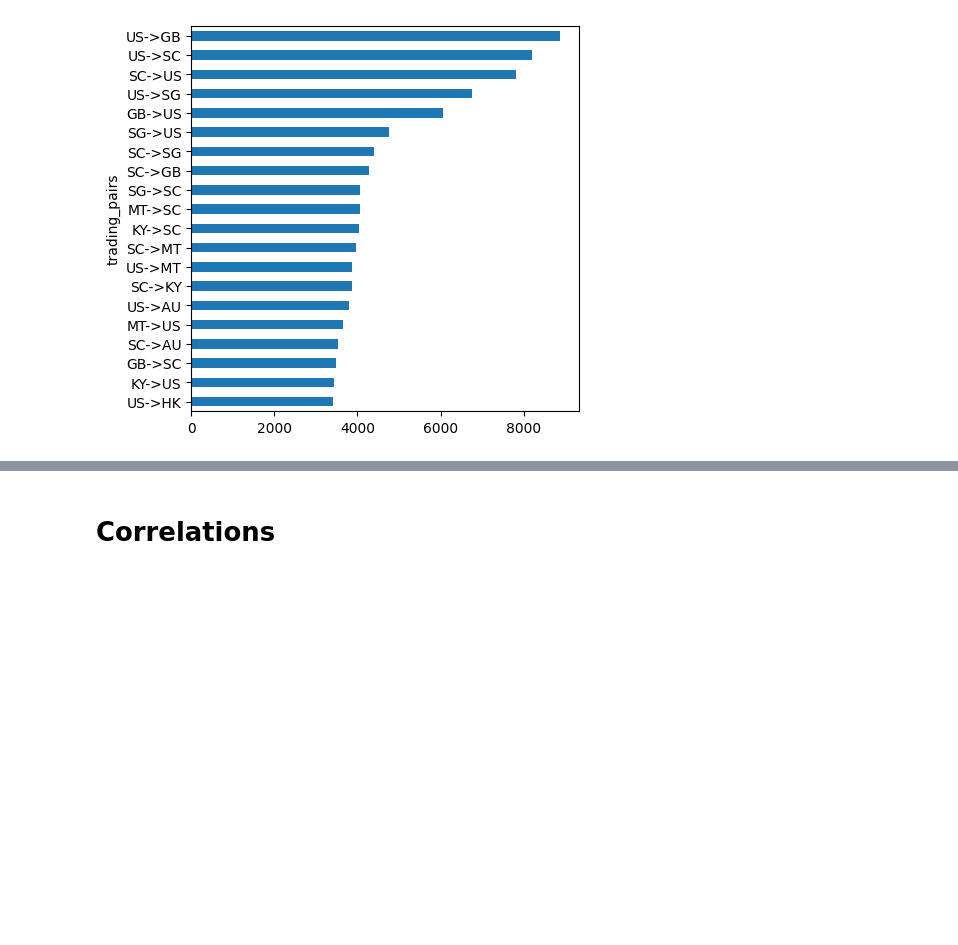
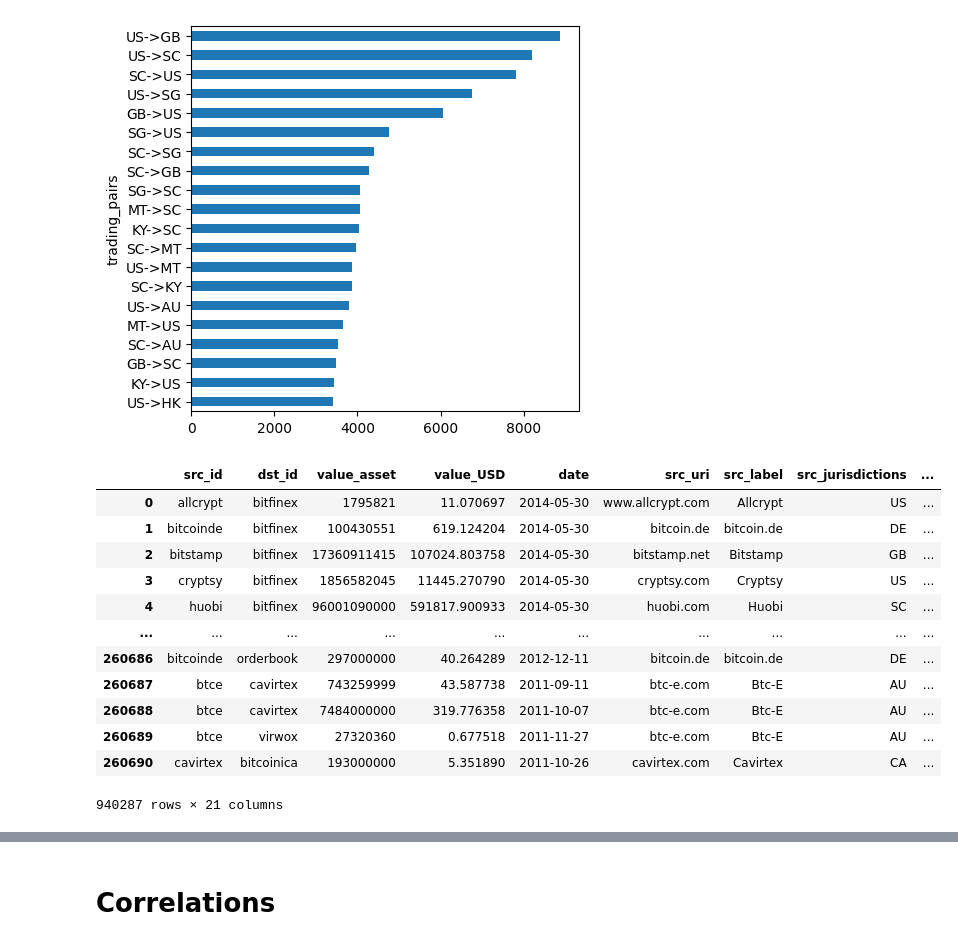
Before and after one commit to FlowDrucka64/MoneyFlow, a Jupyter notebook: data_exploration.ipynb, the cells around one changed output, grey strips where cells are left out. Cells and saved outputs as stored; diff of their text form; code cells hidden in the pictures; blank space fills up the shorter version.

```diff
--- a/data_exploration.ipynb
+++ b/data_exploration.ipynb
@@ -580,3 +580,19 @@ merged_df.trading_pairs.value_counts().head(20)[::-1].plot.barh(figsize=(5, 5))
 # %% [output]
 <Axes: ylabel='trading_pairs'>
 [figure]
+# %%
+display(merged_df)
+# %% [output]
+|  | src_id | dst_id | value_asset | value_USD | date | src_uri | src_label | src_jurisdictions | ... |
+| 0 | allcrypt | bitfinex | 1795821 | 11.070697 | 2014-05-30 | www.allcrypt.com | Allcrypt | US | ... |
+| 1 | bitcoinde | bitfinex | 100430551 | 619.124204 | 2014-05-30 | bitcoin.de | bitcoin.de | DE | ... |
+| 2 | bitstamp | bitfinex | 17360911415 | 107024.803758 | 2014-05-30 | bitstamp.net | Bitstamp | GB | ... |
+| 3 | cryptsy | bitfinex | 1856582045 | 11445.270790 | 2014-05-30 | cryptsy.com | Cryptsy | US | ... |
+| 4 | huobi | bitfinex | 96001090000 | 591817.900933 | 2014-05-30 | huobi.com | Huobi | SC | ... |
+| ... | ... | ... | ... | ... | ... | ... | ... | ... | ... |
+| 260686 | bitcoinde | orderbook | 297000000 | 40.264289 | 2012-12-11 | bitcoin.de | bitcoin.de | DE | ... |
+| 260687 | btce | cavirtex | 743259999 | 43.587738 | 2011-09-11 | btc-e.com | Btc-E | AU | ... |
+| 260688 | btce | cavirtex | 7484000000 | 319.776358 | 2011-10-07 | btc-e.com | Btc-E | AU | ... |
+| 260689 | btce | virwox | 27320360 | 0.677518 | 2011-11-27 | btc-e.com | Btc-E | AU | ... |
+| 260690 | cavirtex | bitcoinica | 193000000 | 5.351890 | 2011-10-26 | cavirtex.com | Cavirtex | CA | ... |
+940287 rows × 21 columns
```
Also changed, not shown: parts of 16 cells of this notebook.
